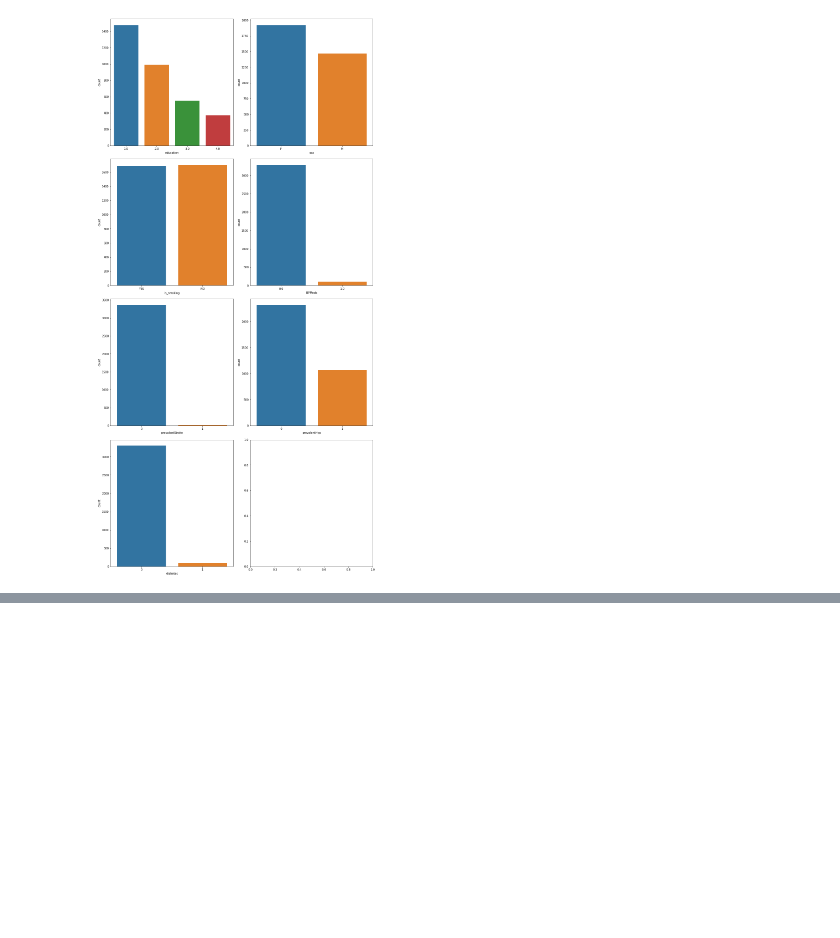
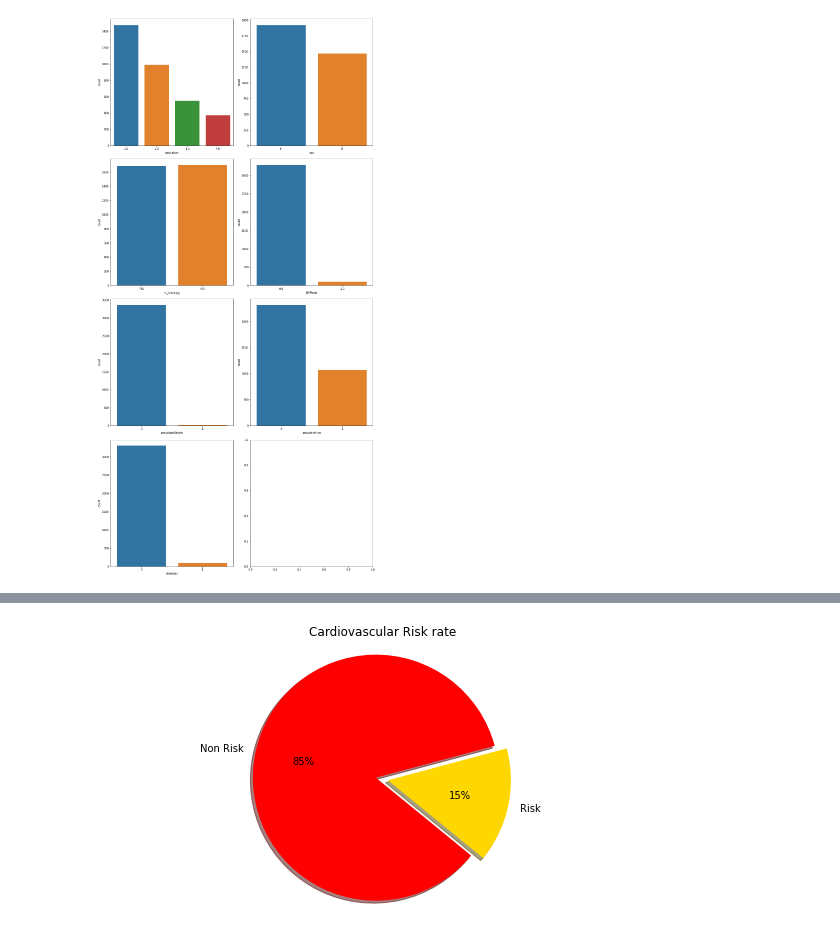
Before and after one commit to KirteshVerma/Cardiovascular_Risk_Prediction, a Jupyter notebook: kirtesh_Cardio_Risk_Prediction.ipynb, the cells around one changed output, grey strips where cells are left out. Saved outputs shown, nothing was run; the diff lists cells and outputs as text; code cells hidden in the pictures; blank space fills up the shorter version.

```diff
--- a/kirtesh_Cardio_Risk_Prediction.ipynb
+++ b/kirtesh_Cardio_Risk_Prediction.ipynb
@@ -172,0 +257,11 @@ for i, var in enumerate(categorical_columns):
+# %%
+labels = 'Non Risk',"Risk"
+my_colors = ['red','gold']
+my_explode = (0,0.1)
+plt.figure(figsize=(10,5))
+plt.pie(df['TenYearCHD'].value_counts(), labels=labels ,autopct='%1.0f%%', startangle =15, shadow =True, colors = my_colors, explode=my_explode )
+plt.title("Cardiovascular Risk rate")
+plt.axis('equal')
+plt.show()
+# %% [output]
+[figure, added]
```
Also changed, not shown: parts of 16 cells of this notebook.
